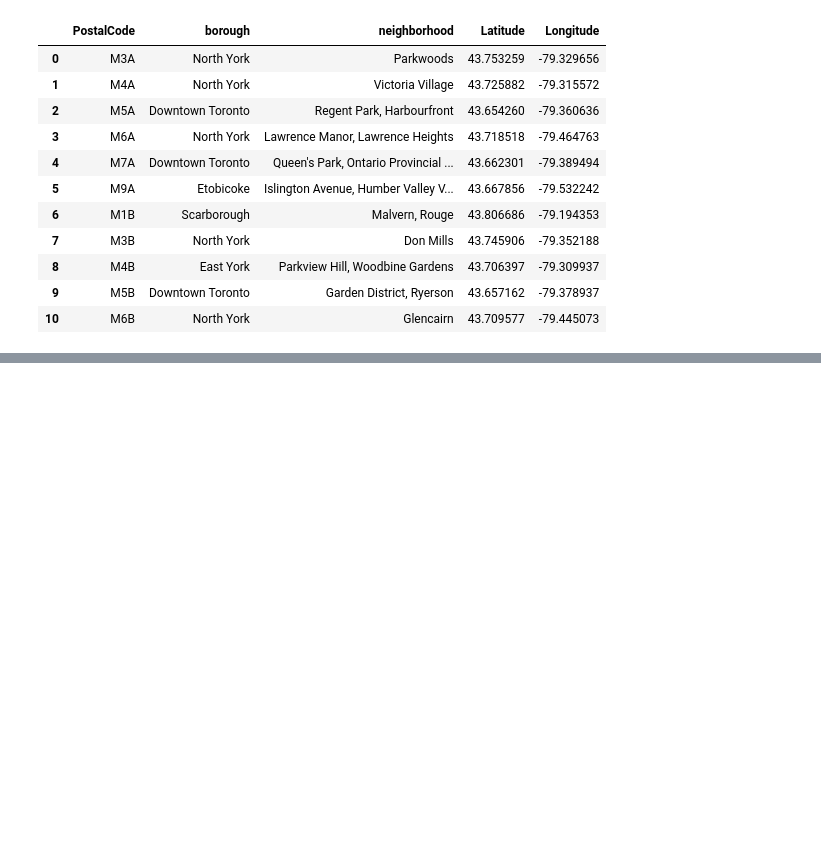
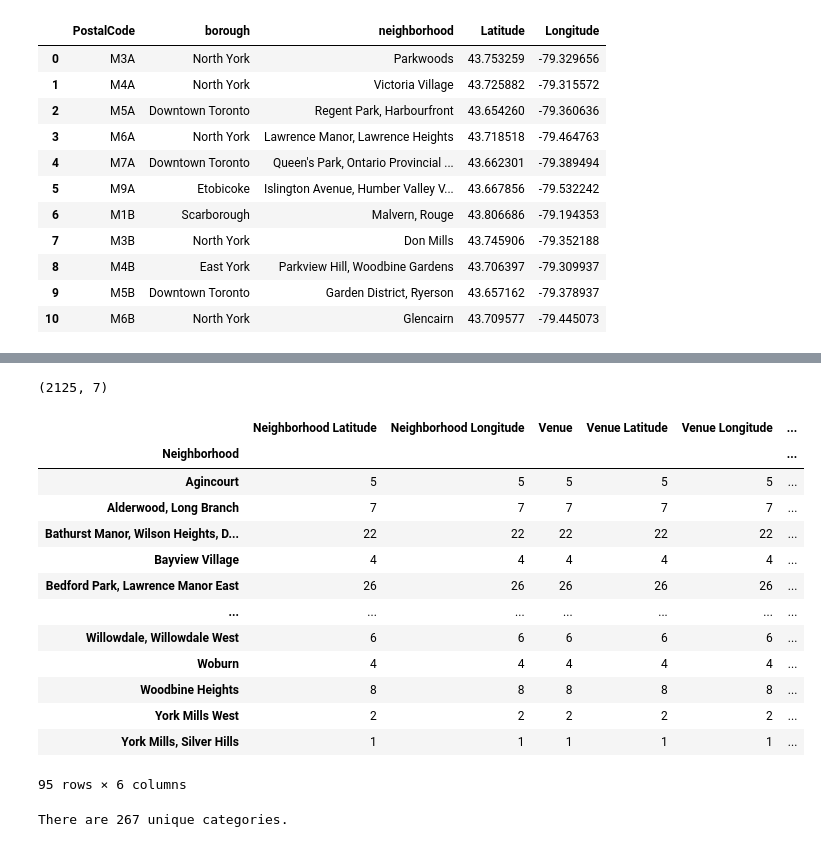
Before and after one commit to steph-ga/IBM-DS-Capstone-Project, a Jupyter notebook: capstone_project.ipynb, the cells around one changed output, grey strips where cells are left out. Cells and saved outputs as stored; diff of their text form; code cells hidden in the pictures; blank space fills up the shorter version.

Commit message:
clustering neighborhoods in Toronto

```diff
--- a/capstone_project.ipynb
+++ b/capstone_project.ipynb
@@ -101,0 +229,41 @@ result.head(11)
+# %%
+def getNearbyVenues(names, latitudes, longitudes, radius=500):
+
+    #set up an empty venue_list
+    venues_list=[]
+
+    #create a list of (name, lat, long), and print name
+    for name, lat, lng in zip(names, latitudes, longitudes):
+        #print(name)
+
+        #create the API request URL
+        url = 'https://api.foursquare.com/v2/venues/explore?client_id={}&client_secret={}&ll={},{}&v={}&radius={}&limit={}'.format(
+            CLIENT_ID, CLIENT_SECRET, lat, lng, VERSION, RADIUS, LIMIT)
+
+        #make the GET request
+        results = requests.get(url).json()['response']['groups'][0]['items']
+
+        #retrive venues from Foursquare
+        venues_list.append([(
+            name,
+            lat,
+            lng,
+            v['venue']['name'],
+            v['venue']['location']['lat'],
+            v['venue']['location']['lng'],
+            v['venue']['categories'][0]['name']) for v in results])
+
+    nearby_venues = pd.DataFrame([item for venue_list in venues_list for item in venue_list])
+    nearby_venues.columns = ['Neighborhood',
+                  'Neighborhood Latitude',
+                  'Neighborhood Longitude',
+                  'Venue',
+                  'Venue Latitude',
+                  'Venue Longitude',
+                  'Venue Category']
+
+    return(nearby_venues)
+# %%
+toronto_venues = getNearbyVenues(names=df['neighborhood'],
+                                latitudes=df['Latitude'],
+                                longitudes=df['Longitude'])
@@ -101,0 +279,25 @@ result.head(11)
+# %%
+print(toronto_venues.shape)
+# %% [output]
+(2125, 7)
+# %%
+toronto_venues.groupby('Neighborhood').count()
+# %% [output]
+|  | Neighborhood Latitude | Neighborhood Longitude | Venue | Venue Latitude | Venue Longitude | ... |
+| Neighborhood |  |  |  |  |  | ... |
+| Agincourt | 5 | 5 | 5 | 5 | 5 | ... |
+| Alderwood, Long Branch | 7 | 7 | 7 | 7 | 7 | ... |
+| Bathurst Manor, Wilson Heights, D... | 22 | 22 | 22 | 22 | 22 | ... |
+| Bayview Village | 4 | 4 | 4 | 4 | 4 | ... |
+| Bedford Park, Lawrence Manor East | 26 | 26 | 26 | 26 | 26 | ... |
+| ... | ... | ... | ... | ... | ... | ... |
+| Willowdale, Willowdale West | 6 | 6 | 6 | 6 | 6 | ... |
+| Woburn | 4 | 4 | 4 | 4 | 4 | ... |
+| Woodbine Heights | 8 | 8 | 8 | 8 | 8 | ... |
+| York Mills West | 2 | 2 | 2 | 2 | 2 | ... |
+| York Mills, Silver Hills | 1 | 1 | 1 | 1 | 1 | ... |
+95 rows × 6 columns
+# %%
+print('There are {} unique categories.'.format(len(toronto_venues['Venue Category'].unique())))
+# %% [output]
+There are 267 unique categories.
```
Also changed, not shown: parts of 61 cells of this notebook.
